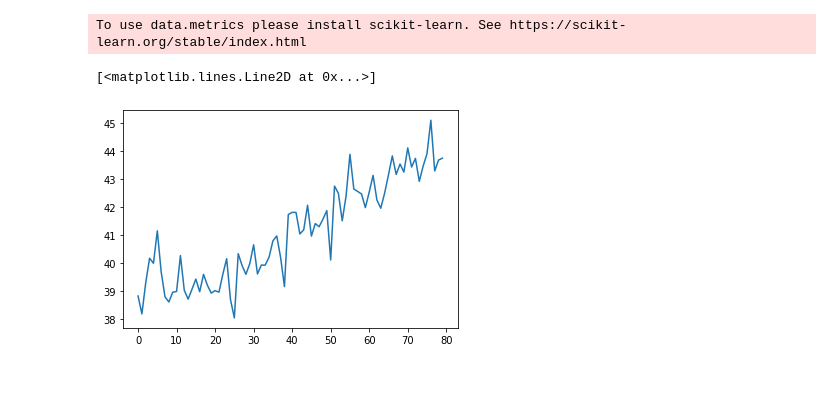
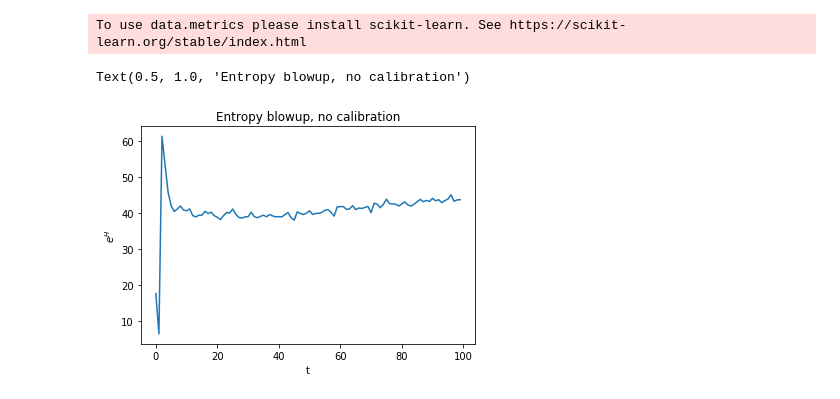
Before and after one commit to mikkyhu/transformers, a Jupyter notebook: notebooks/120219_report.ipynb, the cells around one changed output. Cells and saved outputs as stored; diff of their text form; code cells hidden in the pictures.

```diff
--- a/notebooks/120219_report.ipynb
+++ b/notebooks/120219_report.ipynb
@@ -22,8 +26,11 @@ To use data.metrics please install scikit-learn. See https://scikit-learn.org/st
 # %%
 # unicorn text
 
-data = np.load('../jobs/output/113019_entropy/result.npz')
-plt.plot(np.exp(data['avg_ents'][0][20:]))
+data = np.load('../jobs/output/113019_entropy/result.npz')['avg_ents'][0]
+plt.plot(np.exp(data))
+plt.xlabel('t')
+plt.ylabel('$e^H$')
+plt.title('Entropy blowup, no calibration')
 # %% [output]
-[<matplotlib.lines.Line2D at 0x...>]
+Text(0.5, 1.0, 'Entropy blowup, no calibration')
-[figure, old version]
+[figure, new version]
```
Also changed, not shown: parts of 25 cells of this notebook, 19 other files.
